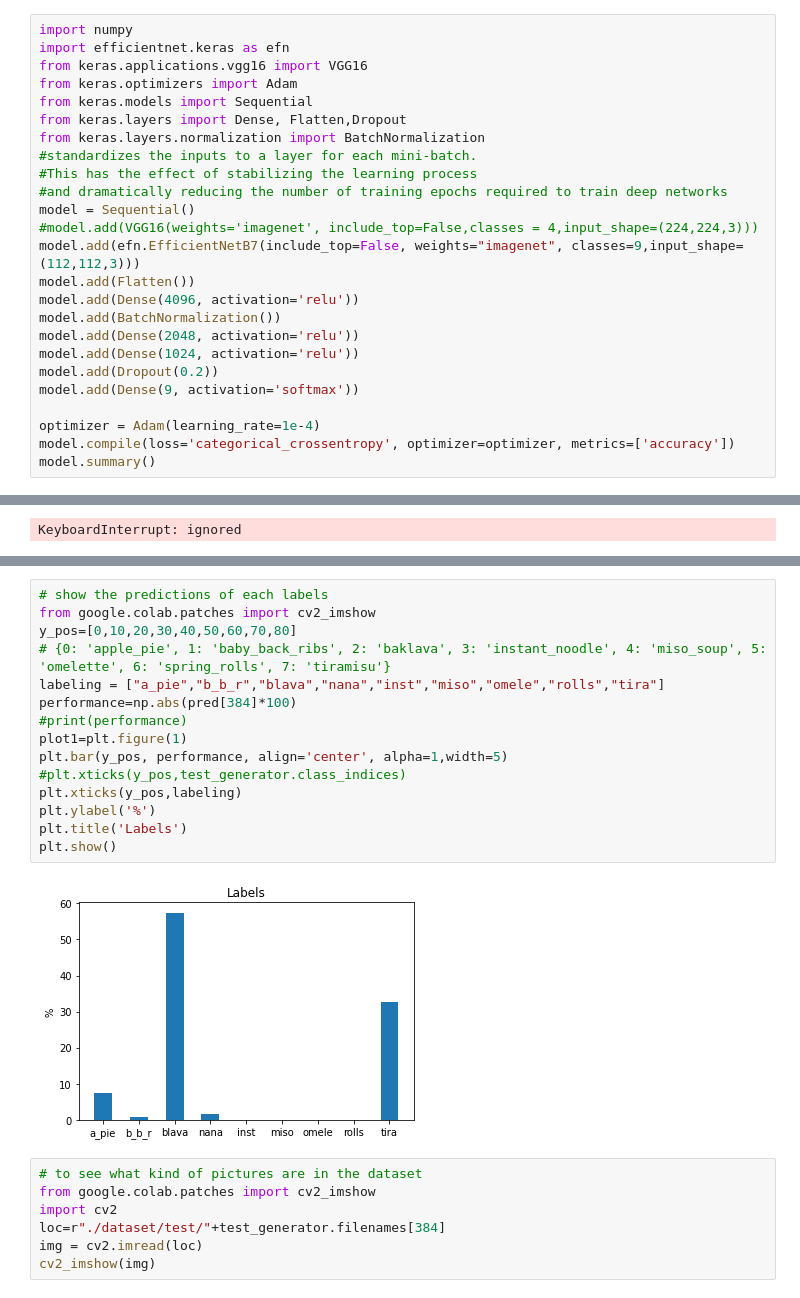
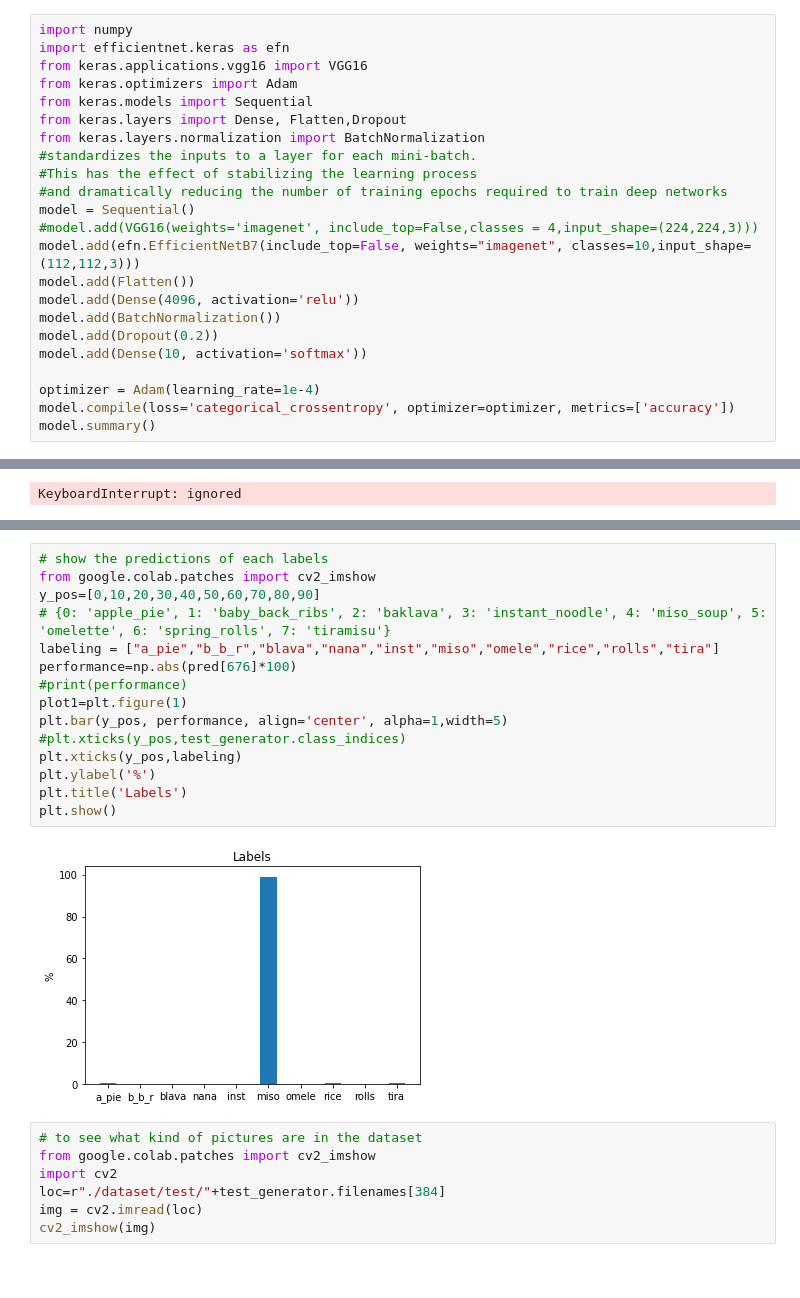
Before and after one commit to johnyu1234/Food_Classification, a Jupyter notebook: FoodClassification.ipynb, the cells around one changed output, grey strips where cells are left out. Saved outputs shown, nothing was run; the diff lists cells and outputs as text.

```diff
--- a/FoodClassification.ipynb
+++ b/FoodClassification.ipynb
@@ -103,14 +99,12 @@ from keras.layers.normalization import BatchNormalization
 #and dramatically reducing the number of training epochs required to train deep networks
 model = Sequential()
 #model.add(VGG16(weights='imagenet', include_top=False,classes = 4,input_shape=(224,224,3)))
-model.add(efn.EfficientNetB7(include_top=False, weights="imagenet", classes=9,input_shape=(112,112,3)))
+model.add(efn.EfficientNetB7(include_top=False, weights="imagenet", classes=10,input_shape=(112,112,3)))
 model.add(Flatten())
 model.add(Dense(4096, activation='relu'))
 model.add(BatchNormalization())
-model.add(Dense(2048, activation='relu'))
-model.add(Dense(1024, activation='relu'))
 model.add(Dropout(0.2))
-model.add(Dense(9, activation='softmax'))
+model.add(Dense(10, activation='softmax'))
 
 optimizer = Adam(learning_rate=1e-4)
 model.compile(loss='categorical_crossentropy', optimizer=optimizer, metrics=['accuracy'])
@@ -285,20 +282,20 @@ Accuracy: 84.375 %
 # %%
 # show the predictions of each labels
 from google.colab.patches import cv2_imshow
-y_pos=[0,10,20,30,40,50,60,70,80]
+y_pos=[0,10,20,30,40,50,60,70,80,90]
 # {0: 'apple_pie', 1: 'baby_back_ribs', 2: 'baklava', 3: 'instant_noodle', 4: 'miso_soup', 5: 'omelette', 6: 'spring_rolls', 7: 'tiramisu'}
-labeling = ["a_pie","b_b_r","blava","nana","inst","miso","omele","rolls","tira"]
-performance=np.abs(pred[384]*100)
+labeling = ["a_pie","b_b_r","blava","nana","inst","miso","omele","rice","rolls","tira"]
+performance=np.abs(pred[676]*100)
 #print(performance)
 plot1=plt.figure(1)
 plt.bar(y_pos, performance, align='center', alpha=1,width=5)
 #plt.xticks(y_pos,test_generator.class_indices)
 plt.xticks(y_pos,labeling)
 plt.ylabel('%')
 plt.title('Labels')
 plt.show()
 # %% [output]
-[figure, old version]
+[figure, new version]
 # %%
 # to see what kind of pictures are in the dataset
 from google.colab.patches import cv2_imshow
```
Also changed, not shown: parts of 11 cells of this notebook.
